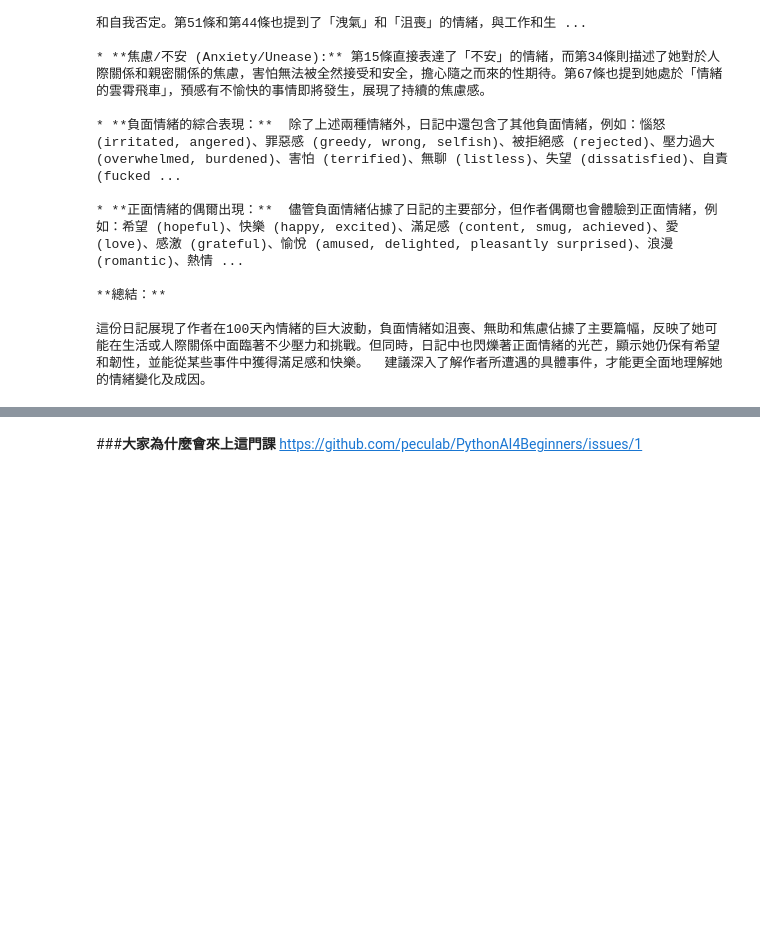
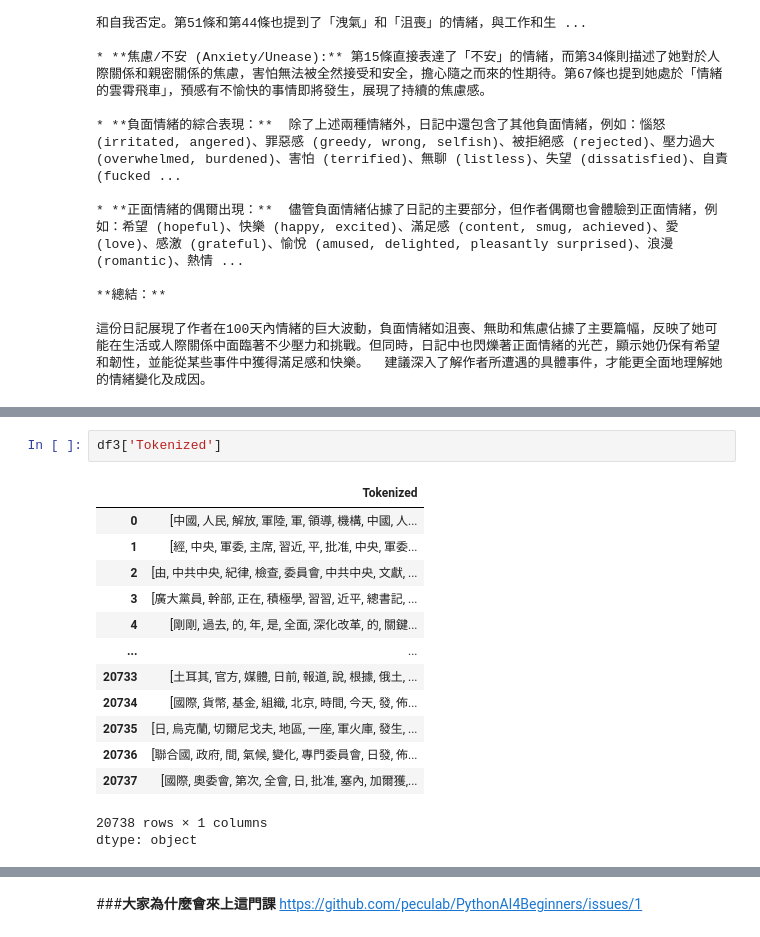
Before and after one commit to leokao960811/ProgrammingLang, a Jupyter notebook: W7_TextAnalyze.ipynb, the cells around one changed output, grey strips where cells are left out. Drawn from its saved outputs; the diff is of its cells as text; blank space fills up the shorter version.

```diff
--- a/W7_TextAnalyze.ipynb
+++ b/W7_TextAnalyze.ipynb
@@ -145,0 +288,17 @@ print(response.text)
+# %%
+df3['Tokenized']
+# %% [output]
+|  | Tokenized |
+| 0 | [中國, 人民, 解放, 軍陸, 軍, 領導, 機構, 中國, 人... |
+| 1 | [經, 中央, 軍委, 主席, 習近, 平, 批准, 中央, 軍委... |
+| 2 | [由, 中共中央, 紀律, 檢查, 委員會, 中共中央, 文獻, ... |
+| 3 | [廣大黨員, 幹部, 正在, 積極學, 習習, 近平, 總書記, ... |
+| 4 | [剛剛, 過去, 的, 年, 是, 全面, 深化改革, 的, 關鍵... |
+| ... | ... |
+| 20733 | [土耳其, 官方, 媒體, 日前, 報道, 說, 根據, 俄土, ... |
+| 20734 | [國際, 貨幣, 基金, 組織, 北京, 時間, 今天, 發, 佈... |
+| 20735 | [日, 烏克蘭, 切爾尼戈夫, 地區, 一座, 軍火庫, 發生, ... |
+| 20736 | [聯合國, 政府, 間, 氣候, 變化, 專門委員會, 日發, 佈... |
+| 20737 | [國際, 奧委會, 第次, 全會, 日, 批准, 塞內, 加爾獲,... |
+20738 rows × 1 columns
+dtype: object
```
Also changed, not shown: parts of 25 cells of this notebook.
